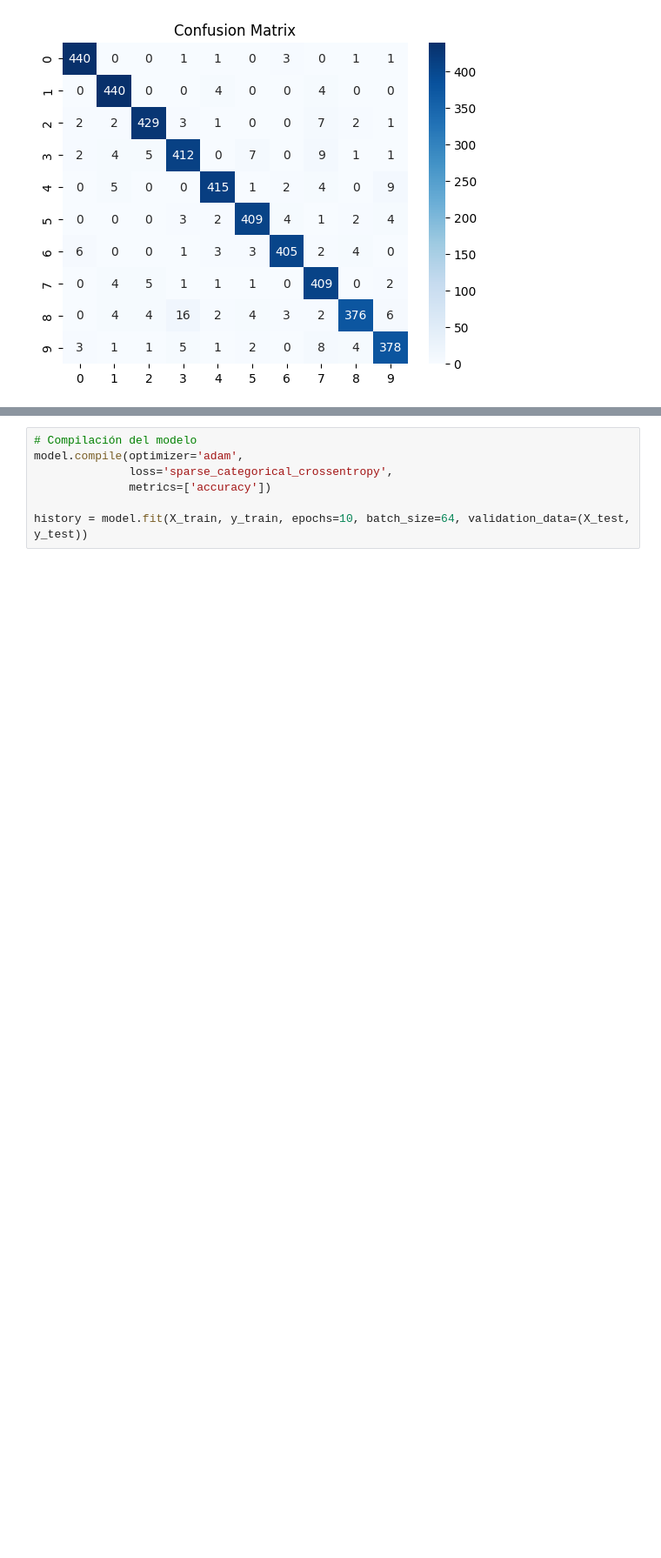
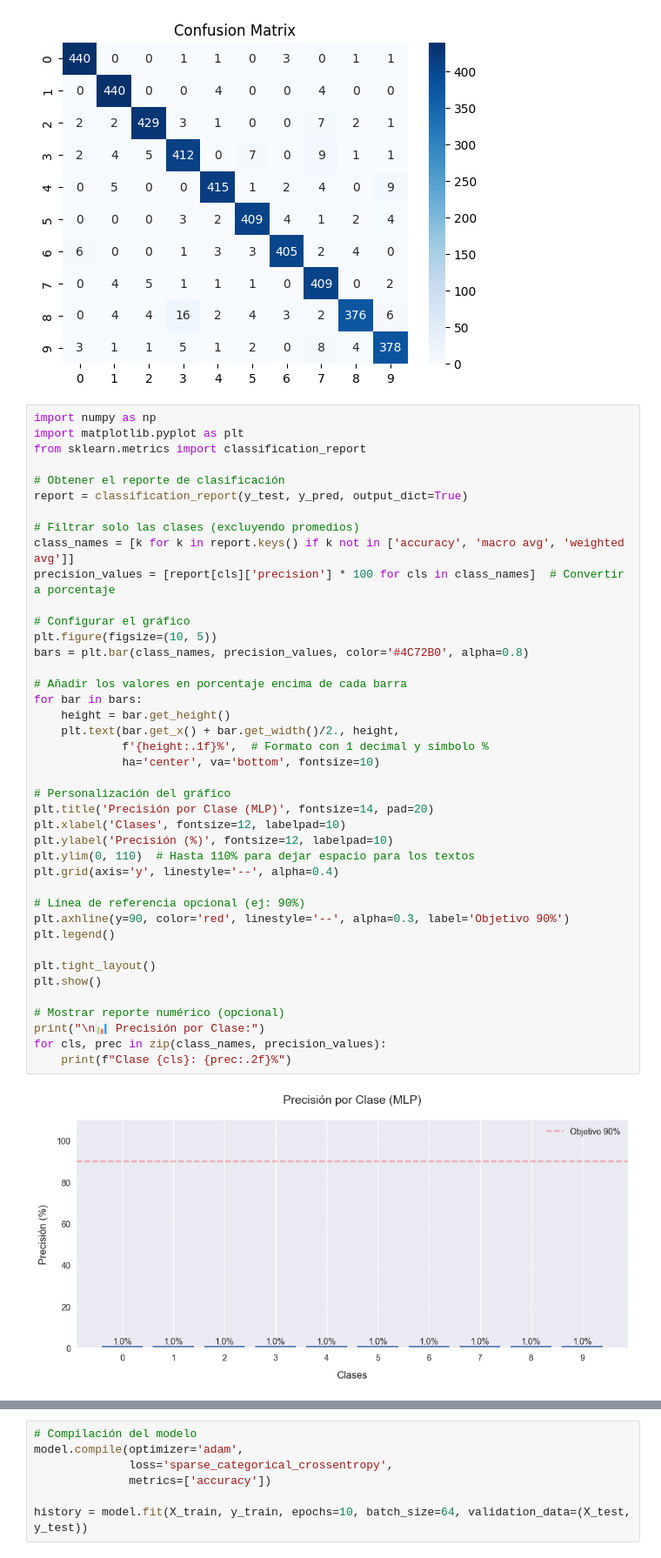
Before and after one commit to faritteranacosta/digitos, a Jupyter notebook: Final.ipynb, the cells around one changed output, grey strips where cells are left out. Shown at 87% size. Cells and saved outputs as stored; diff of their text form; blank space fills up the shorter version.

```diff
--- a/Final.ipynb
+++ b/Final.ipynb
@@ -1165,3 +1165,46 @@ plt.show()
    macro avg       0.95      0.95      0.95      4311
 weighted avg       0.95      0.95      0.95      4311
 [figure]
+# %%
+import numpy as np
+import matplotlib.pyplot as plt
+from sklearn.metrics import classification_report
+
+# Obtener el reporte de clasificación
+report = classification_report(y_test, y_pred, output_dict=True)
+
+# Filtrar solo las clases (excluyendo promedios)
+class_names = [k for k in report.keys() if k not in ['accuracy', 'macro avg', 'weighted avg']]
+precision_values = [report[cls]['precision'] * 100 for cls in class_names]  # Convertir a porcentaje
+
+# Configurar el gráfico
+plt.figure(figsize=(10, 5))
+bars = plt.bar(class_names, precision_values, color='#4C72B0', alpha=0.8)
+
+# Añadir los valores en porcentaje encima de cada barra
+for bar in bars:
+    height = bar.get_height()
+    plt.text(bar.get_x() + bar.get_width()/2., height,
+             f'{height:.1f}%',  # Formato con 1 decimal y símbolo %
+             ha='center', va='bottom', fontsize=10)
+
+# Personalización del gráfico
+plt.title('Precisión por Clase (MLP)', fontsize=14, pad=20)
+plt.xlabel('Clases', fontsize=12, labelpad=10)
+plt.ylabel('Precisión (%)', fontsize=12, labelpad=10)
+plt.ylim(0, 110)  # Hasta 110% para dejar espacio para los textos
+plt.grid(axis='y', linestyle='--', alpha=0.4)
+
+# Línea de referencia opcional (ej: 90%)
+plt.axhline(y=90, color='red', linestyle='--', alpha=0.3, label='Objetivo 90%')
+plt.legend()
+
+plt.tight_layout()
+plt.show()
+
+# Mostrar reporte numérico (opcional)
+print("\n📊 Precisión por Clase:")
+for cls, prec in zip(class_names, precision_values):
+    print(f"Clase {cls}: {prec:.2f}%")
+# %% [output]
+[figure, added]
```
Also changed, not shown: parts of 2 cells of this notebook.
